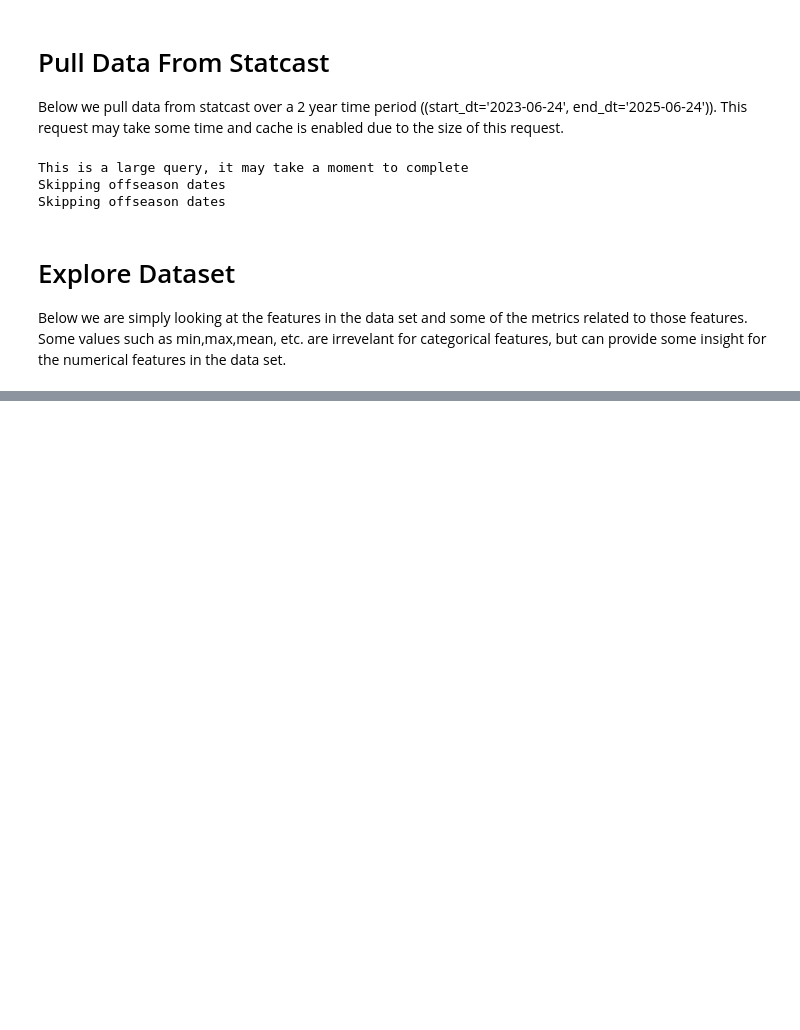
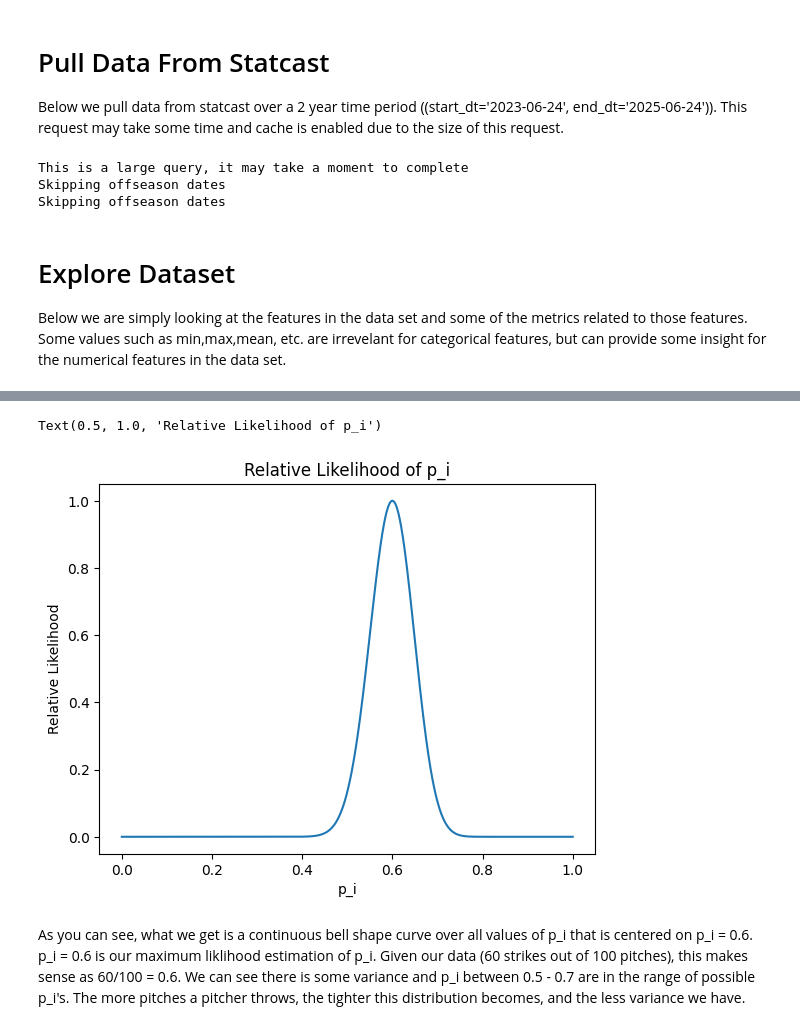
Before and after one commit to chris-codes1212/pitch-odds-project, a Jupyter notebook: pitch_by_pitch.ipynb, the cells around one changed output, grey strips where cells are left out. Saved outputs shown, nothing was run; the diff lists cells and outputs as text; code cells hidden in the pictures; blank space fills up the shorter version.

```diff
--- a/pitch_by_pitch.ipynb
+++ b/pitch_by_pitch.ipynb
@@ -448,20 +93,0 @@ noisy_pitcher.head()
-# %%
-fig, ax = plt.subplots()
-x = np.linspace(0, 1, 1000)
-# Beta PDF of League Data
-y = beta.pdf(x, alpha, beta_param)
-#Beta PDF of Noisy Player Data
-y_noisy= beta.pdf(x,noisy_pitcher['strike_count']+1,noisy_pitcher['total_pitches']-noisy_pitcher['strike_count']+1)
-# Beta PDF of Shrunk Strike Rate
-y_shrunk = beta.pdf(
-    x,
-    alpha + noisy_pitcher['strike_count'],
-    beta_param + noisy_pitcher["total_pitches"] - noisy_pitcher["strike_count"]
-)
-sns.lineplot(x=x,y=y,ax=ax,color='blue', label="League")
-sns.lineplot(x=x,y=y_noisy,ax=ax,color='red', label="Player")
-sns.lineplot(x=x,y=y_shrunk,ax=ax,color='green', label="Player (Shrunk)")
-ax.set_xlabel("θ (Strike Probability)")
-ax.set_ylabel("Density")
-ax.legend()
-plt.show()
@@ -562,0 +262,24 @@ plt.show()
+# %%
+# create likelihood function
+def binomial_likelihood(p_grid, y, n):
+    return p_grid**y * (1-p_grid)**(n-y)
+
+y = 60
+n = 100
+p_grid = np.linspace(0,1,1000)
+
+# get likelihoods
+likelihoods = binomial_likelihood(p_grid, y, n)
+# normalize likelihoods to give relative likelihoods
+relative_likelihoods = likelihoods/likelihoods.max()
+# %%
+fig, ax = plt.subplots()
+sns.lineplot(ax=ax,x=p_grid,y=relative_likelihoods)
+ax.set_xlabel('p_i')
+ax.set_ylabel('Relative Likelihood')
+ax.set_title('Relative Likelihood of p_i')
+# %% [output]
+Text(0.5, 1.0, 'Relative Likelihood of p_i')
+[figure, added]
+# %% [markdown]
+As you can see, what we get is a continuous bell shape curve over all values of p_i that is centered on p_i = 0.6. p_i = 0.6 is our maximum liklihood estimation of p_i. Given our data (60 strikes out of 100 pitches), this makes sense as 60/100 = 0.6. We can see there is some variance and p_i between 0.5 - 0.7 are in the range of possible p_i's. The more pitches a pitcher throws, the tighter this distribution becomes, and the less variance we have.
```
Also changed, not shown: parts of 120 cells of this notebook.
